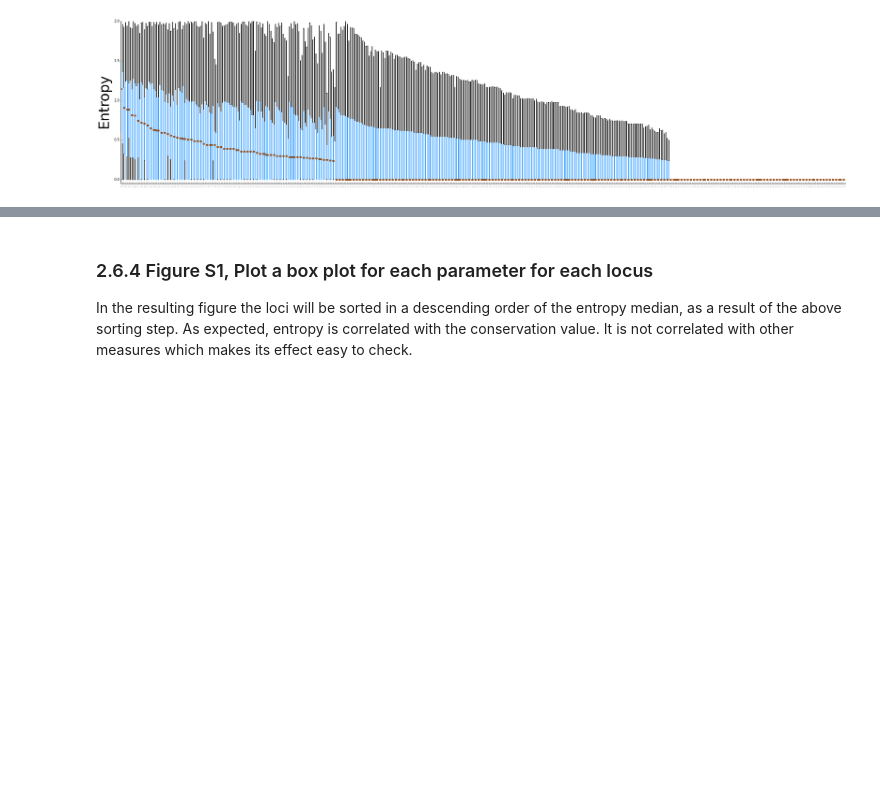
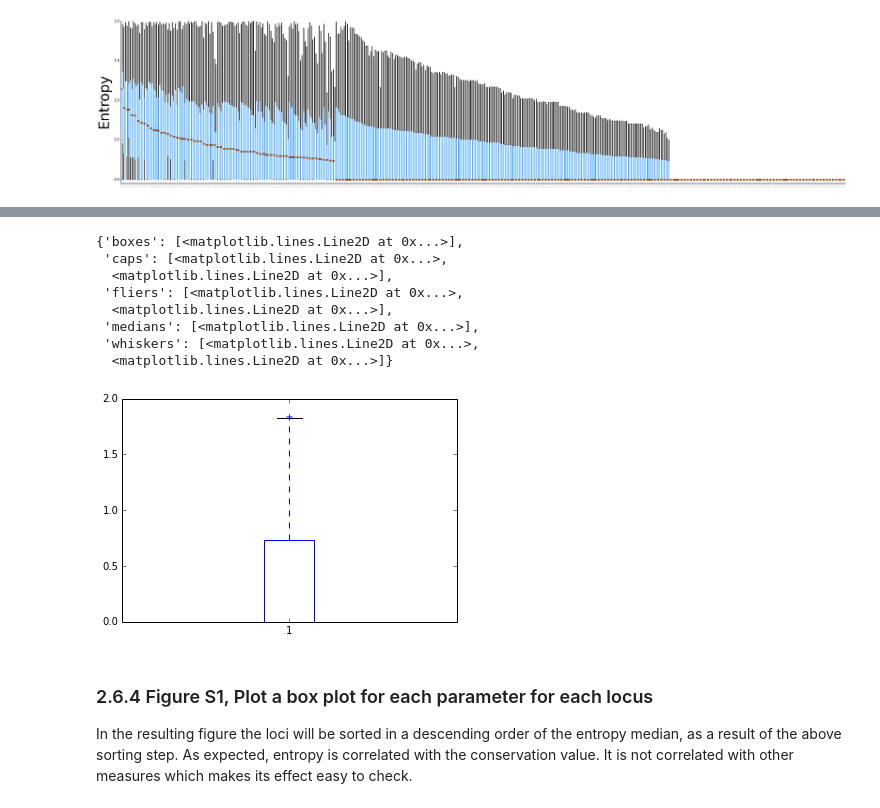
Before and after one commit to HullUni-bioinformatics/Szitenberg_et_all_15-ReproPhylo, a Jupyter notebook: IPython_Notebook_for_ReproPhylo_MS.ipynb, the cells around one changed output, grey strips where cells are left out. Saved outputs shown, nothing was run; the diff lists cells and outputs as text; code cells hidden in the pictures; blank space fills up the shorter version.

```diff
--- a/IPython_Notebook_for_ReproPhylo_MS.ipynb
+++ b/IPython_Notebook_for_ReproPhylo_MS.ipynb
@@ -301,6 +301,6 @@ pj = unpickle_pj('szitenberg_et_al_15_reprophylo')
 
 This is much much faster than reading the data. Git will pick up with the same repository.
 # %%
-#pj = unpickle_pj('szitenberg_et_al_15_reprophylo')
+pj = unpickle_pj('szitenberg_et_al_15_reprophylo')
 # %% [output]
 DEBUG:Cloud:Log file (/home/amir/.picloud/cloud.log) opened
@@ -596,3 +580,5 @@ stats.plot('entropy.png',     # Output file name
            medianline_w=5)
 # %% [output]
 [figure]
+# %%
+EOG6S1TC2_1 = [i[3] for i in stats.loci_stats if i[0] == 'EOG6S1TC2_1']
@@ -599,3 +631,15 @@ stats.plot('entropy.png',     # Output file name
+# %%
+plt.boxplot(EOG6S1TC2_1)
+# %% [output]
+{'boxes': [<matplotlib.lines.Line2D at 0x...>],
+ 'caps': [<matplotlib.lines.Line2D at 0x...>,
+  <matplotlib.lines.Line2D at 0x...>],
+ 'fliers': [<matplotlib.lines.Line2D at 0x...>,
+  <matplotlib.lines.Line2D at 0x...>],
+ 'medians': [<matplotlib.lines.Line2D at 0x...>],
+ 'whiskers': [<matplotlib.lines.Line2D at 0x...>,
+  <matplotlib.lines.Line2D at 0x...>]}
+[figure, added]
 # %% [markdown]
 ### 2.6.4 Figure S1, Plot a box plot for each parameter for each locus
 In the resulting figure the loci will be sorted in a descending order of the entropy median, as a result of the above sorting step.
```
Also changed, not shown: parts of 3 cells of this notebook.
